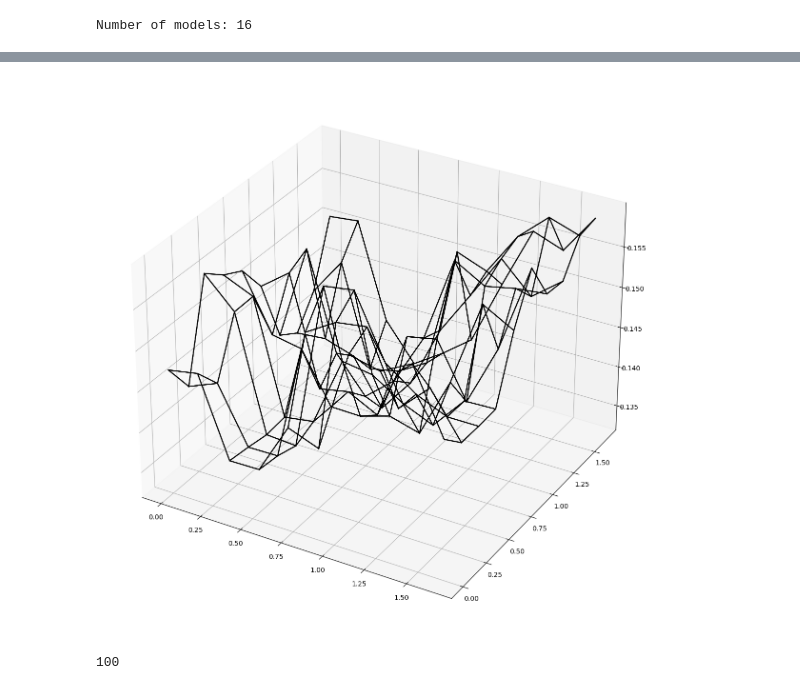
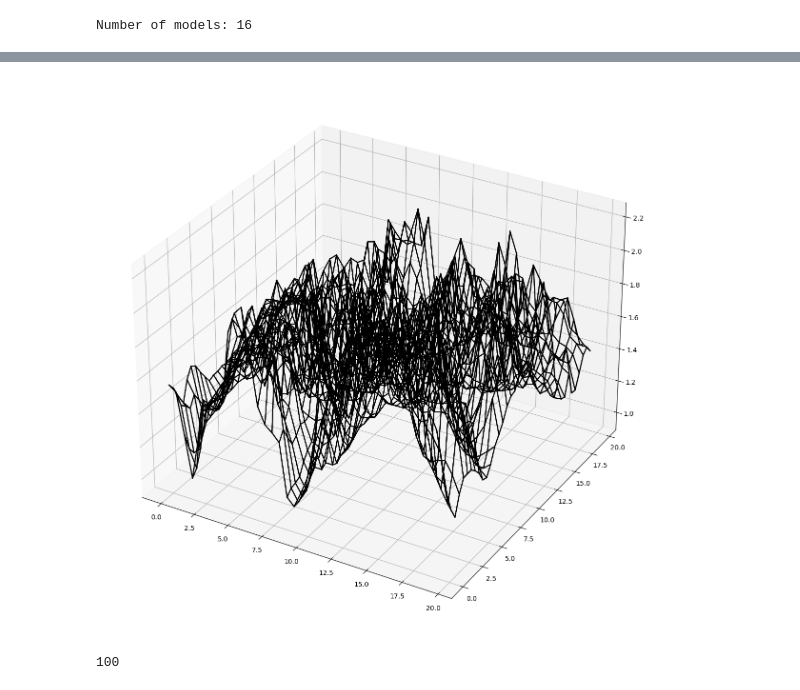
Before and after one commit to ClemHubble/shortest-paths-nn, a Jupyter notebook: explore_data.ipynb, the cells around one changed output, grey strips where cells are left out. Drawn from its saved outputs; the diff is of its cells as text; code cells hidden in the pictures.

```diff
--- a/explore_data.ipynb
+++ b/explore_data.ipynb
@@ -60,3 +60,32 @@ print("Number of models:", len(dictionary))
 file.close()
 # %% [output]
 Number of models: 16
+# %%
+import yaml
+
+dictionary = {}
+layer_types = ['GCNConv', 'GINLayer', 'GATConv']
+input = 3
+outputs = [8, 16, 32, 64, 128]
+layers = [2, 3, 4]
+hidden = [16, 32, 64, 128, 256]
+
+for i in range(len(pairs)):
+    phi_output = np.random.choice(outputs).item()
+    o, l, h = pairs[i]
+    mlp = {'input': o,
+           'output': 1,
+           'hidden': o + 32,
+           'layers':2}
+    gnn = {'layer_type': 'Transformer',
+           'input':3,
+           'output': o,
+           'hidden': h,
+            'layers':l }
+    name = f'Transformer-{i}'
+    dictionary[name] = {'mlp': mlp, 'gnn':gnn}
+
+file=open("configs/vary-embedding-Transformer.yaml","w")
+result = yaml.dump(dictionary, file)
+print("Number of models:", len(dictionary))
+file.close()
@@ -63,5 +94,5 @@ Number of models: 16
 # %%
-f = open('/data/sam/terrain/data/holland/holland-new.txt')
+f = open('/data/sam/terrain/norway-smallest.txt')
 # %%
 lines = f.readlines()
 # %%
@@ -72,7 +103,7 @@ for i in range(1, len(lines)):
         a = []
         for j in range(len(vals)):
             if j % 1 ==0 :
-                a.append(float(vals[j])/3.2804)
+                a.append(float(vals[j]))
         arr.append(a)
 arr = np.array(arr)
 print(arr.shape)
@@ -81,6 +112,6 @@ print(arr.shape)
 # %%
 sz = arr.shape[0]
-resolution = 1.824
+resolution = 10
 total_width = resolution * sz
 x = np.linspace(0, total_width, sz)
 y = np.linspace(0, total_width, sz)
@@ -122,31 +153,31 @@ def get_neighbors(x, y, left=0, right=500, radius=1):
 # %%
 import networkx as nx
 from tqdm import trange
 
 fig = plt.figure(figsize=(15, 15))
 ax = fig.add_subplot(projection='3d')
-res = 100
-sz = 1000//res
+res = 50
+sz = 2000//res
 
 counts = np.reshape(np.arange(0, sz*sz), (sz, sz))
 G = nx.Graph()
 node_features = []
 
 for i in trange(0, len(arr),res):
     for j in range(0, len(arr), res):
         idx1 = counts[i//res, j//res]
         G.add_node(idx1)
         node_features.append(np.array([xv[i, j], yv[i, j], arr[i, j]])/1000)
         neighbors = get_neighbors(i, j, right=arr.shape[0], radius=res)
         for n in neighbors:
             p1 = np.array([xv[i, j], yv[i, j], arr[i, j]])/1000
             p2 = np.array([xv[n[0], n[1]], yv[n[0], n[1]], arr[n[0], n[1]]])/1000
             ax.plot([p1[0], p2[0]], [p1[1], p2[1]], [p1[2], p2[2]], color='black')
             w = np.linalg.norm(p1 - p2)
             idx2 = counts[n[0]//res, n[1]//res]
             G.add_edge(idx1, idx2, weight=w)
 # %% [output]
-[figure, old version]
+[figure, new version]
 # %%
 L = G.edges(data=True)
 # %%
```
Also changed, not shown: parts of 7 cells of this notebook, 31 other files.
